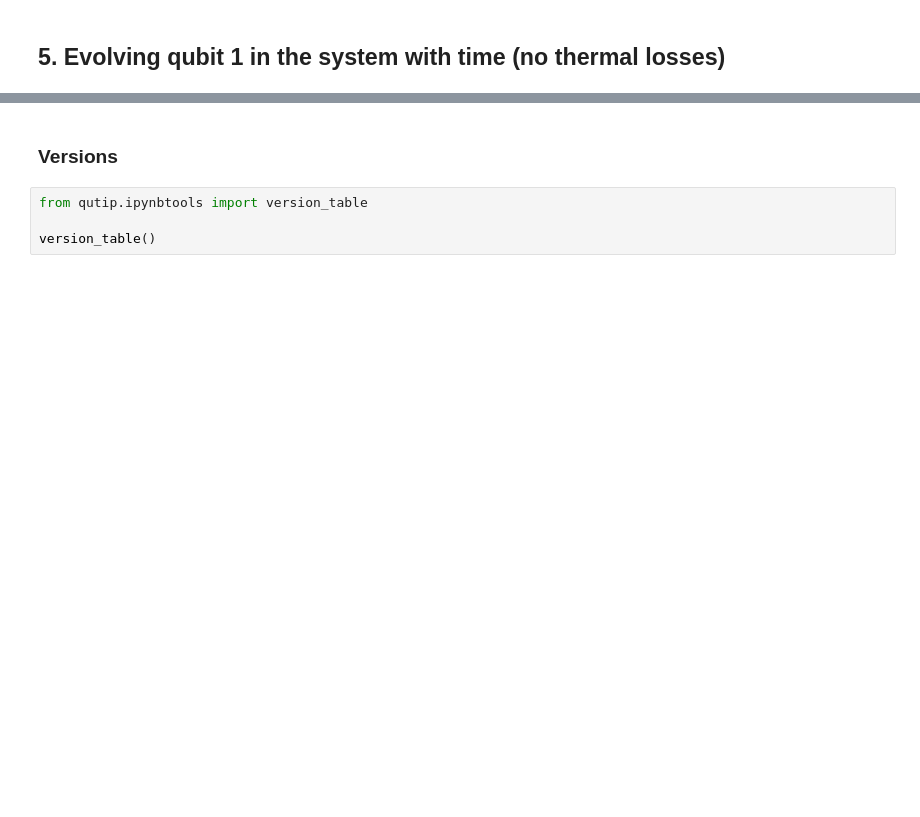
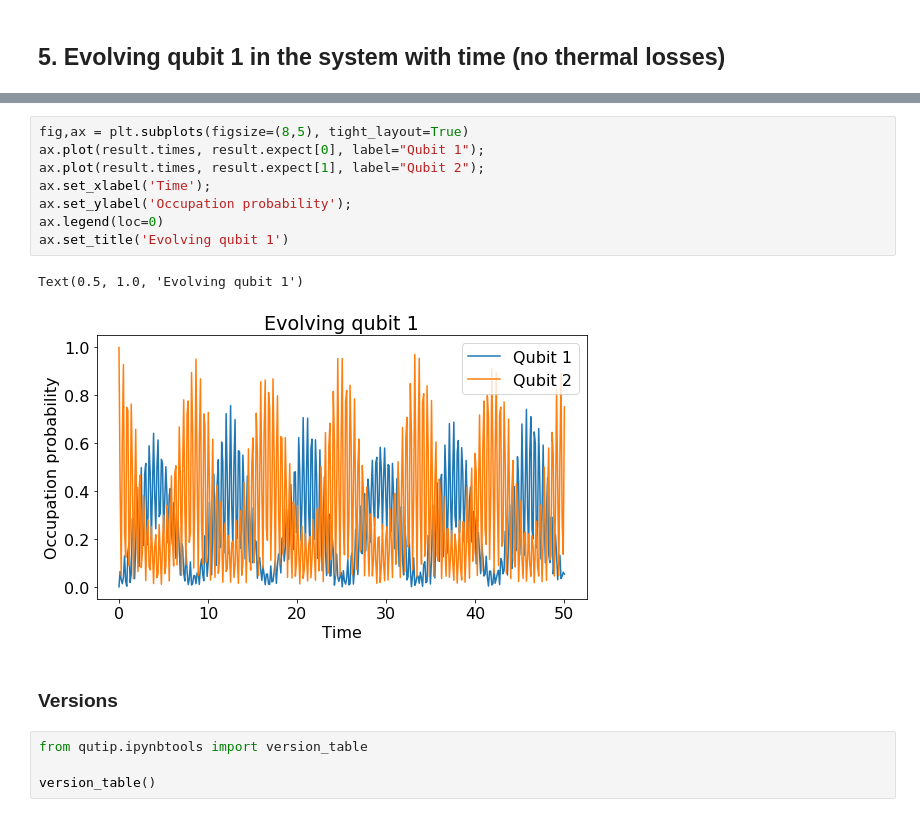
Before and after one commit to SoumyaShreeram/Qubit, a Jupyter notebook: 2 qubit - 3 cavity system (no thermal losses).ipynb, the cells around one changed output, grey strips where cells are left out. Drawn from its saved outputs; the diff is of its cells as text; blank space fills up the shorter version.

```diff
--- a/2 qubit - 3 cavity system (no thermal losses).ipynb
+++ b/2 qubit - 3 cavity system (no thermal losses).ipynb
@@ -202,3 +207,14 @@ Text(0.5, 1.0, 'Evolving qubit 1')
+# %%
+fig,ax = plt.subplots(figsize=(8,5), tight_layout=True)
+ax.plot(result.times, result.expect[0], label="Qubit 1");
+ax.plot(result.times, result.expect[1], label="Qubit 2");
+ax.set_xlabel('Time');
+ax.set_ylabel('Occupation probability');
+ax.legend(loc=0)
+ax.set_title('Evolving qubit 1')
+# %% [output]
+Text(0.5, 1.0, 'Evolving qubit 1')
+[figure, added]
 # %% [markdown]
 ### Versions
 # %%
```
Also changed, not shown: parts of 11 cells of this notebook, 2 other files.
